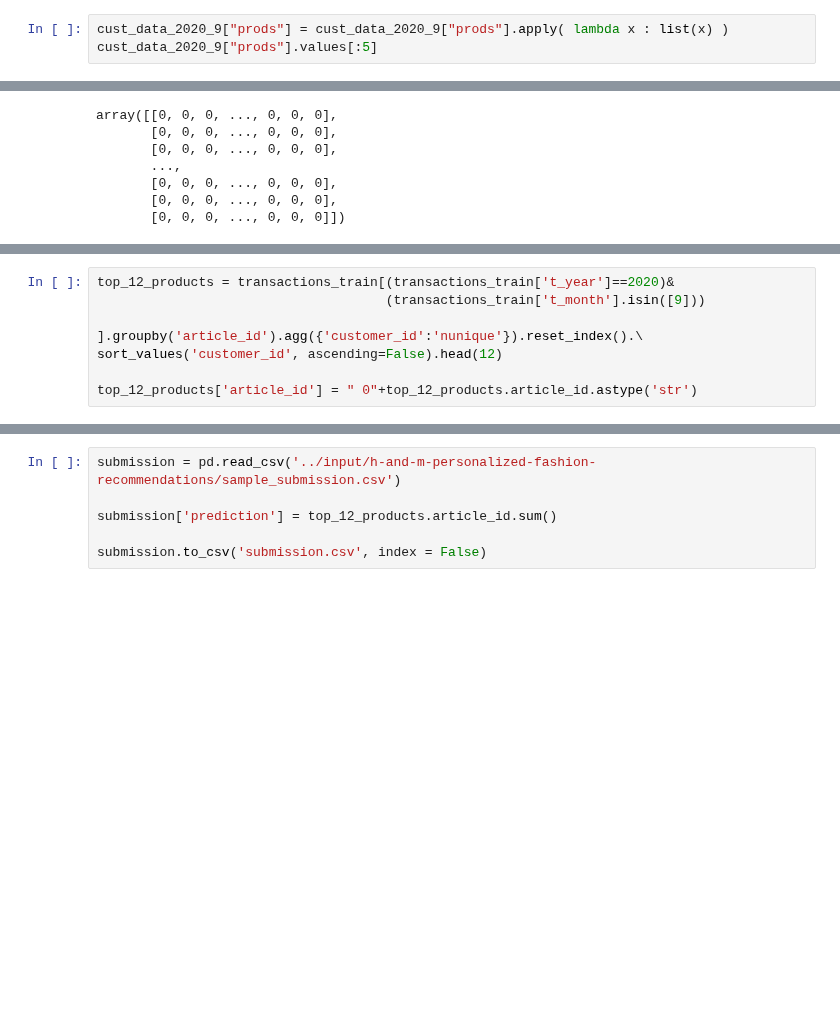
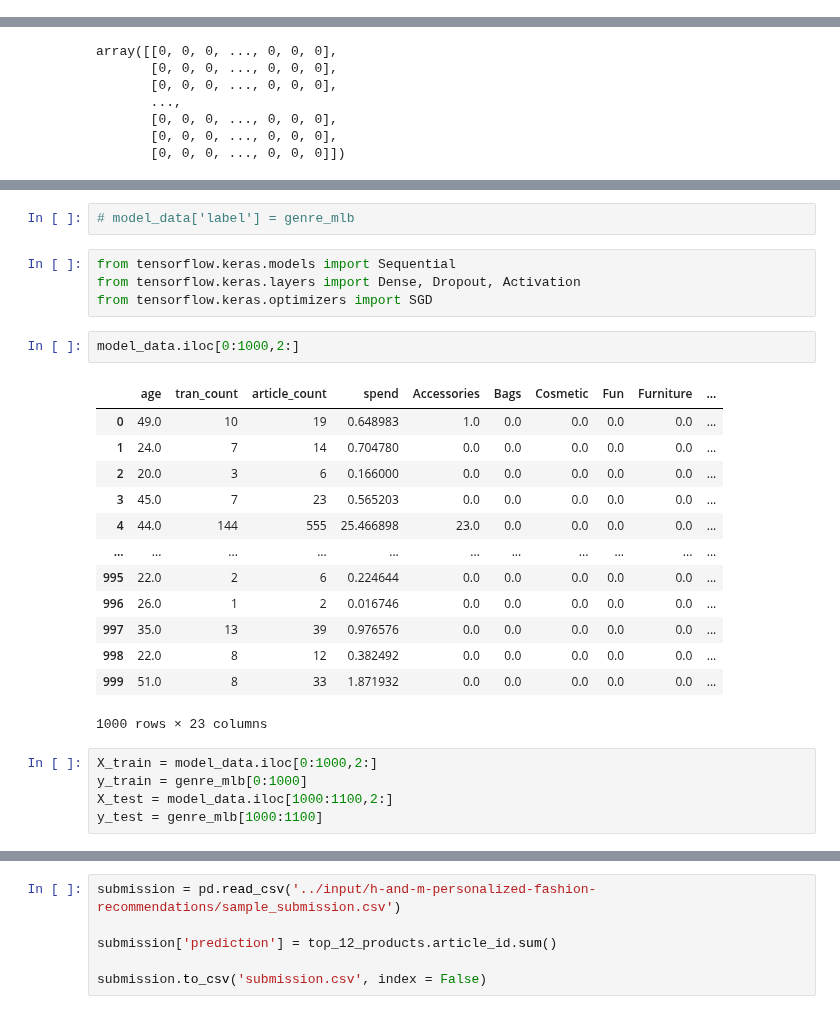
Before and after one commit to kaushikabhishek87/Kaggle_datascience, a Jupyter notebook: multi.ipynb, the cells around one changed output, grey strips where cells are left out. Drawn from its saved outputs; the diff is of its cells as text; blank space fills up the shorter version.

```diff
--- a/multi.ipynb
+++ b/multi.ipynb
@@ -78,6 +98,3 @@ cust_data_2020_9.iloc[:2]['prods'].apply(lambda x : list(x)).values
-# %%
-cust_data_2020_9["prods"] = cust_data_2020_9["prods"].apply( lambda x : list(x) )
-cust_data_2020_9["prods"].values[:5]
 # %%
 model_data = pd.merge(cust_data_2020_9,
                       cust_features,
@@ -106,7 +144,27 @@ NameError: name 'mlb' is not defined
-# %%
-top_12_products = transactions_train[(transactions_train['t_year']==2020)&
-                                     (transactions_train['t_month'].isin([9]))
-                                    ].groupby('article_id').agg({'customer_id':'nunique'}).reset_index().\
-sort_values('customer_id', ascending=False).head(12)
-
-top_12_products['article_id'] = " 0"+top_12_products.article_id.astype('str')
+# %%
+# model_data['label'] = genre_mlb
+# %%
+from tensorflow.keras.models import Sequential
+from tensorflow.keras.layers import Dense, Dropout, Activation
+from tensorflow.keras.optimizers import SGD
+# %%
+model_data.iloc[0:1000,2:]
+# %% [output]
+|  | age | tran_count | article_count | spend | Accessories | Bags | Cosmetic | Fun | Furniture | ... |
+| 0 | 49.0 | 10 | 19 | 0.648983 | 1.0 | 0.0 | 0.0 | 0.0 | 0.0 | ... |
+| 1 | 24.0 | 7 | 14 | 0.704780 | 0.0 | 0.0 | 0.0 | 0.0 | 0.0 | ... |
+| 2 | 20.0 | 3 | 6 | 0.166000 | 0.0 | 0.0 | 0.0 | 0.0 | 0.0 | ... |
+| 3 | 45.0 | 7 | 23 | 0.565203 | 0.0 | 0.0 | 0.0 | 0.0 | 0.0 | ... |
+| 4 | 44.0 | 144 | 555 | 25.466898 | 23.0 | 0.0 | 0.0 | 0.0 | 0.0 | ... |
+| ... | ... | ... | ... | ... | ... | ... | ... | ... | ... | ... |
+| 995 | 22.0 | 2 | 6 | 0.224644 | 0.0 | 0.0 | 0.0 | 0.0 | 0.0 | ... |
+| 996 | 26.0 | 1 | 2 | 0.016746 | 0.0 | 0.0 | 0.0 | 0.0 | 0.0 | ... |
+| 997 | 35.0 | 13 | 39 | 0.976576 | 0.0 | 0.0 | 0.0 | 0.0 | 0.0 | ... |
+| 998 | 22.0 | 8 | 12 | 0.382492 | 0.0 | 0.0 | 0.0 | 0.0 | 0.0 | ... |
+| 999 | 51.0 | 8 | 33 | 1.871932 | 0.0 | 0.0 | 0.0 | 0.0 | 0.0 | ... |
+1000 rows × 23 columns
+# %%
+X_train = model_data.iloc[0:1000,2:]
+y_train = genre_mlb[0:1000]
+X_test = model_data.iloc[1000:1100,2:]
+y_test = genre_mlb[1000:1100]
```
Also changed, not shown: parts of 20 cells of this notebook.
